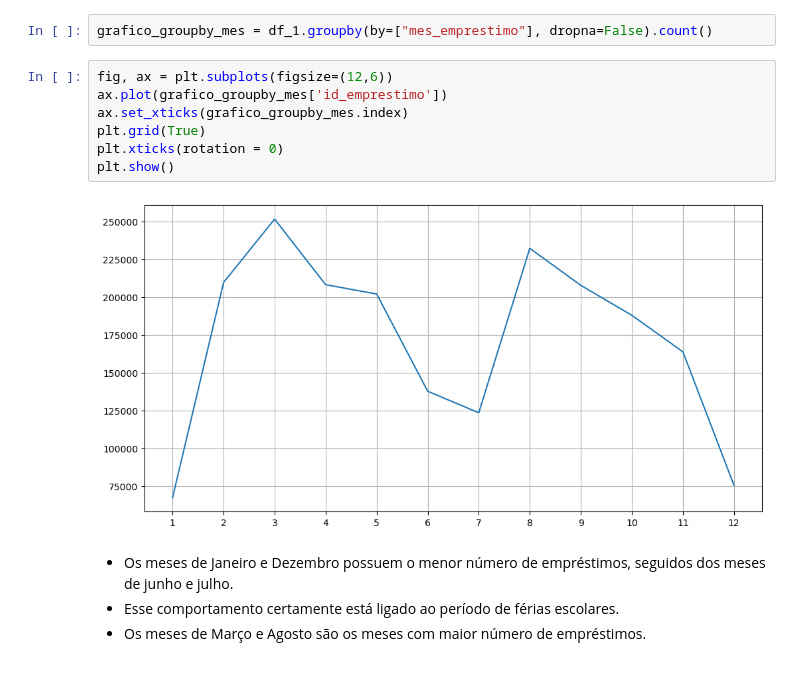
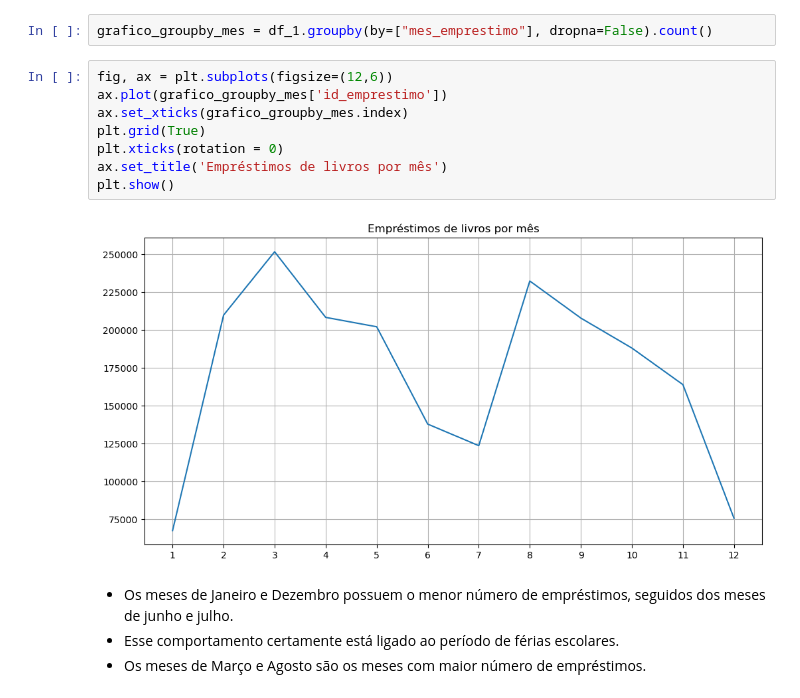
Before and after one commit to avellar1975/7DaysOfCode, a Jupyter notebook: 7DaysOfCode.ipynb, the cells around one changed output. Cells and saved outputs as stored; diff of their text form.

```diff
--- a/7DaysOfCode.ipynb
+++ b/7DaysOfCode.ipynb
@@ -443,12 +443,13 @@ grafico_groupby_mes = df_1.groupby(by=["mes_emprestimo"], dropna=False).count()
 # %%
 fig, ax = plt.subplots(figsize=(12,6))
 ax.plot(grafico_groupby_mes['id_emprestimo'])
 ax.set_xticks(grafico_groupby_mes.index)
 plt.grid(True)
 plt.xticks(rotation = 0)
+ax.set_title('Empréstimos de livros por mês')
 plt.show()
 # %% [output]
-[figure, old version]
+[figure, new version]
 # %% [markdown]
 * Os meses de Janeiro e Dezembro possuem o menor número de empréstimos, seguidos dos meses de junho e julho.
 * Esse comportamento certamente está ligado ao período de férias escolares.
```
